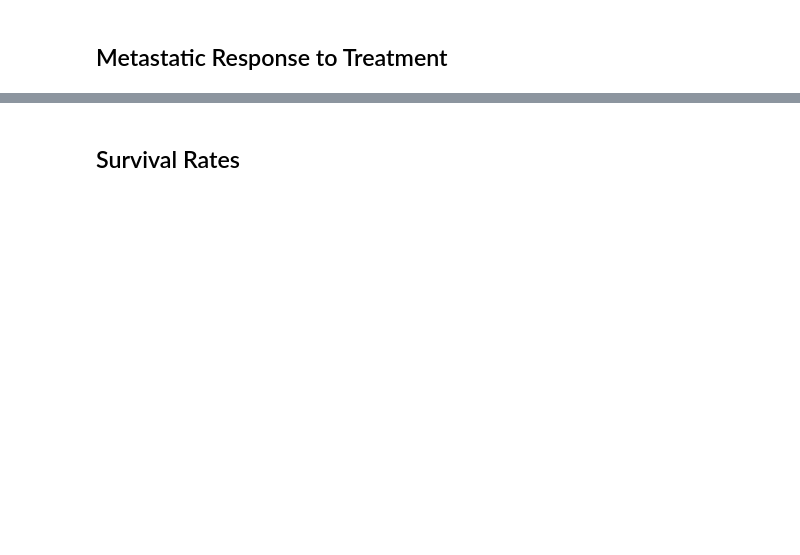
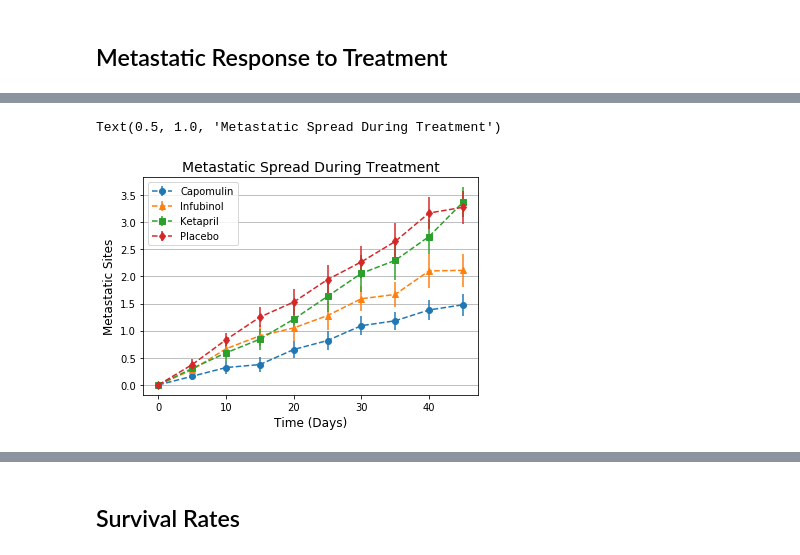
Before and after one commit to davidjaimes/anti-cancer-pharmaceutical-study, a Jupyter notebook: pymaceuticals.ipynb, the cells around one changed output, grey strips where cells are left out. Saved outputs shown, nothing was run; the diff lists cells and outputs as text; code cells hidden in the pictures; blank space fills up the shorter version.

```diff
--- a/pymaceuticals.ipynb
+++ b/pymaceuticals.ipynb
@@ -105,7 +101,11 @@ plt.show()
 ## Metastatic Response to Treatment
 # %%
 # Store the Mean Met. Site Data Grouped by Drug and Timepoint
+group = complete_data.groupby(['Drug', 'Timepoint'])
+meta_site = group['Metastatic Sites'].mean()
 
 # Convert to DataFrame
+meta_site = pd.DataFrame(meta_site)
 
 # Preview DataFrame
+meta_site.head()
@@ -121,6 +120,9 @@ plt.show()
 # %%
 # Store the Standard Error associated with Met. Sites Grouped by Drug and Timepoint
+sem_meta = group['Metastatic Sites'].sem()
 
 # Convert to DataFrame
+sem_meta = pd.DataFrame(sem_meta)
 
 # Preview DataFrame
+sem_meta.head()
@@ -136,4 +137,10 @@ plt.show()
 # %%
 # Minor Data Munging to Re-Format the Data Frames
+meta_site = meta_site.unstack(0)
+meta_site.columns = [y for (x, y) in meta_site.columns]
+meta_site.columns.name = 'Drug'
+sem_meta = sem_meta.unstack(0)
+sem_meta.columns = [y for (x, y) in sem_meta.columns]
 
 # Preview that Reformatting worked
+meta_site.head()
@@ -155,3 +155,21 @@ plt.show()
+# %%
+# Generate the Plot (with Error Bars)
+for d, m in zip(drugs, marker):
+    plt.errorbar(
+        meta_site.index,
+        meta_site[d],
+        sem_meta[d],
+        marker=m, label=d, ls='--')
+plt.legend()
+plt.grid(axis='y')
+plt.xlabel('Time (Days)', size=12)
+plt.ylabel('Metastatic Sites', size=12)
+plt.title('Metastatic Spread During Treatment', size=14)
+
+# Save the Figure
+# %% [output]
+Text(0.5, 1.0, 'Metastatic Spread During Treatment')
+[figure, added]
 # %% [markdown]
 ![Metastatic Spread During Treatment](../Images/spread.png)
 # %% [markdown]
```
Also changed, not shown: parts of 14 cells of this notebook, 2 other files.
